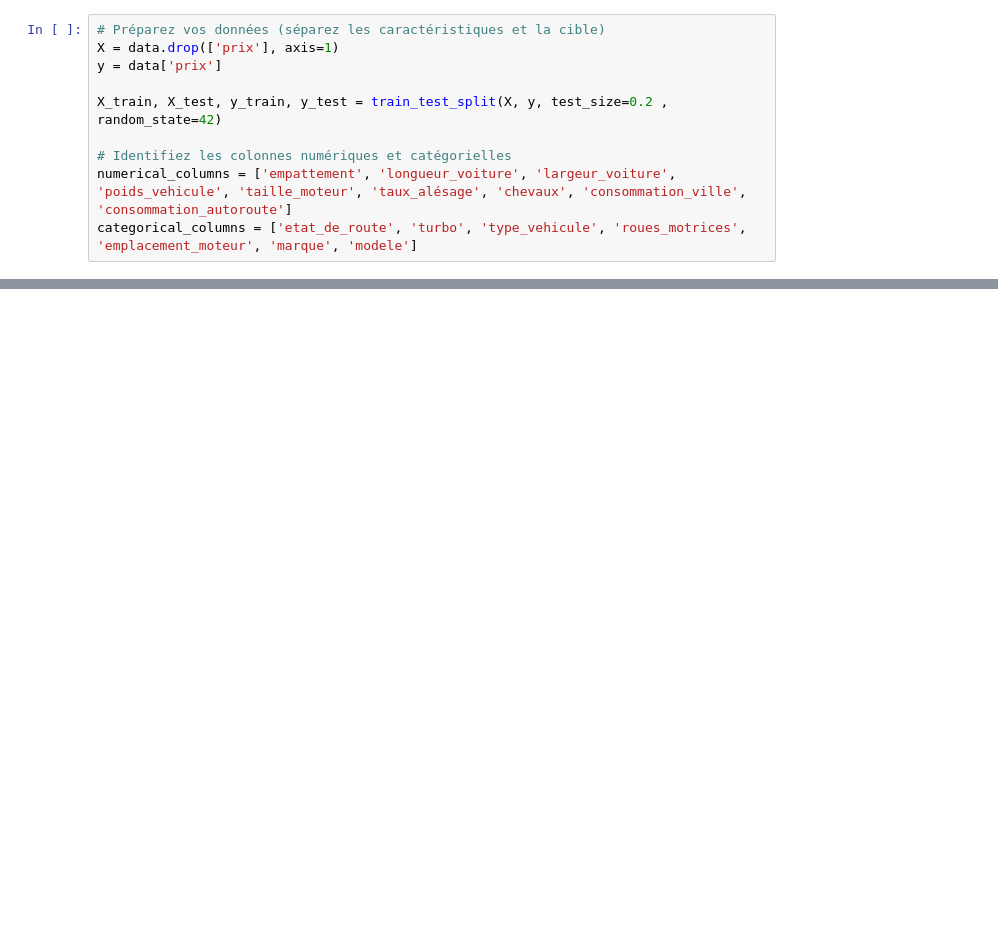
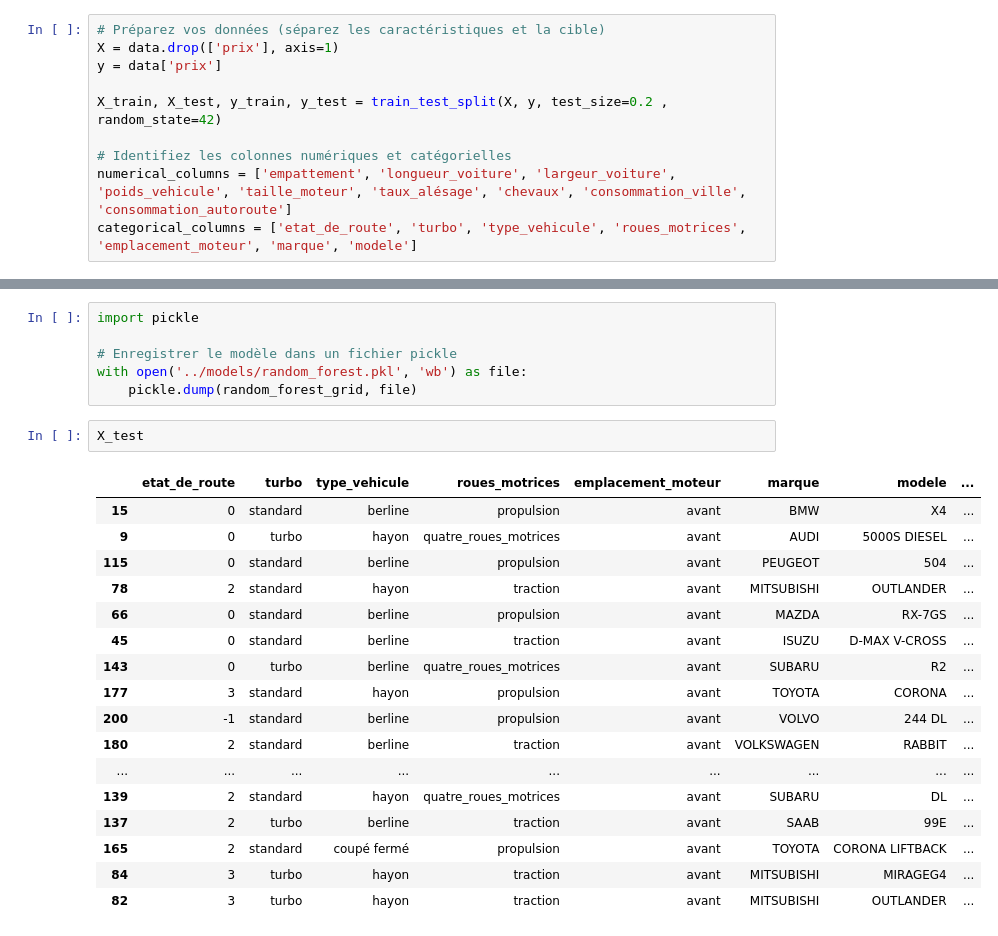
Before and after one commit to tlm159/Car_estimate_ML, a Jupyter notebook: notebook/entrainement_modele.ipynb, the cells around one changed output, grey strips where cells are left out. Drawn from its saved outputs; the diff is of its cells as text; blank space fills up the shorter version.

```diff
--- a/notebook/entrainement_modele.ipynb
+++ b/notebook/entrainement_modele.ipynb
@@ -192,0 +202,26 @@ results_df_best.head(10)
+# %%
+import pickle
+
+# Enregistrer le modèle dans un fichier pickle
+with open('../models/random_forest.pkl', 'wb') as file:
+    pickle.dump(random_forest_grid, file)
+# %%
+X_test
+# %% [output]
+|  | etat_de_route | turbo | type_vehicule | roues_motrices | emplacement_moteur | marque | modele | ... |
+| 15 | 0 | standard | berline | propulsion | avant | BMW | X4 | ... |
+| 9 | 0 | turbo | hayon | quatre_roues_motrices | avant | AUDI | 5000S DIESEL | ... |
+| 115 | 0 | standard | berline | propulsion | avant | PEUGEOT | 504 | ... |
+| 78 | 2 | standard | hayon | traction | avant | MITSUBISHI | OUTLANDER | ... |
+| 66 | 0 | standard | berline | propulsion | avant | MAZDA | RX-7GS | ... |
+| 45 | 0 | standard | berline | traction | avant | ISUZU | D-MAX V-CROSS | ... |
+| 143 | 0 | turbo | berline | quatre_roues_motrices | avant | SUBARU | R2 | ... |
+| 177 | 3 | standard | hayon | propulsion | avant | TOYOTA | CORONA | ... |
+| 200 | -1 | standard | berline | propulsion | avant | VOLVO | 244 DL | ... |
+| 180 | 2 | standard | berline | traction | avant | VOLKSWAGEN | RABBIT | ... |
+| ... | ... | ... | ... | ... | ... | ... | ... | ... |
+| 139 | 2 | standard | hayon | quatre_roues_motrices | avant | SUBARU | DL | ... |
+| 137 | 2 | turbo | berline | traction | avant | SAAB | 99E | ... |
+| 165 | 2 | standard | coupé fermé | propulsion | avant | TOYOTA | CORONA LIFTBACK | ... |
+| 84 | 3 | turbo | hayon | traction | avant | MITSUBISHI | MIRAGEG4 | ... |
+| 82 | 3 | turbo | hayon | traction | avant | MITSUBISHI | OUTLANDER | ... |
```
Also changed, not shown: parts of 23 cells of this notebook, 7 other files.
